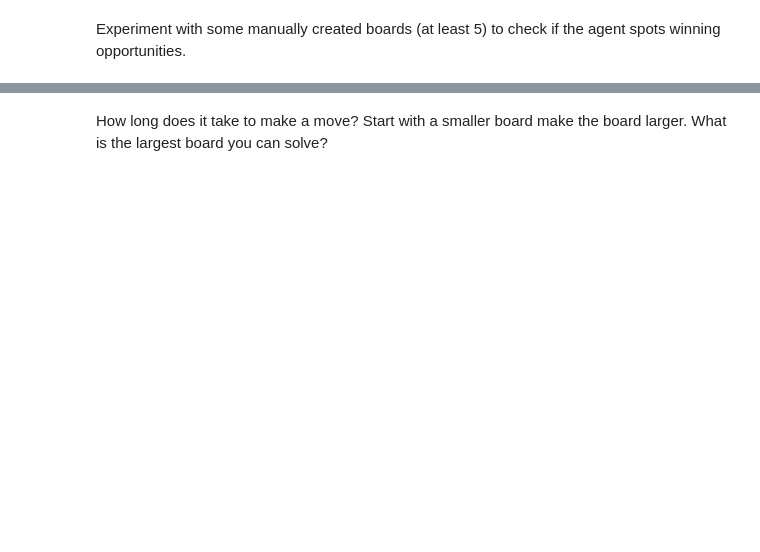
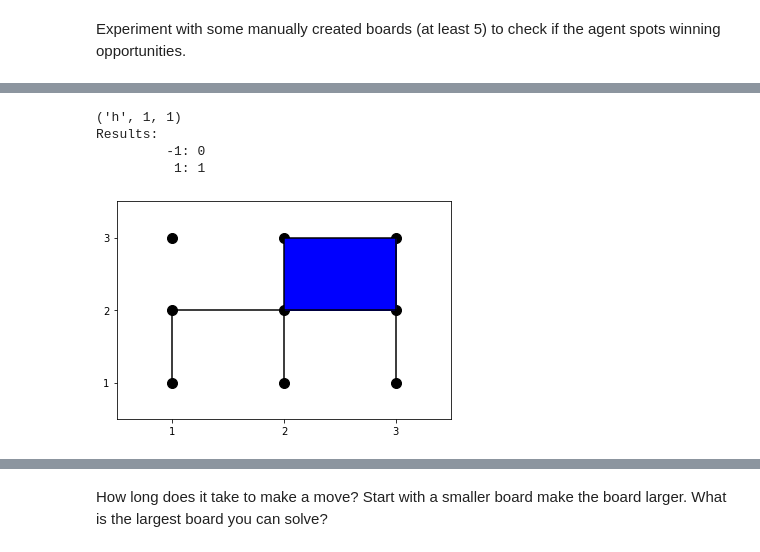
Before and after one commit to diogo-fae/dots-and-boxes, a Jupyter notebook: Attempt2.ipynb, the cells around one changed output, grey strips where cells are left out. Saved outputs shown, nothing was run; the diff lists cells and outputs as text; code cells hidden in the pictures; blank space fills up the shorter version.

Commit message:
Cleaned up cells and organized them. Working on move ordering, first moves, and how to deal with playing again

```diff
--- a/Attempt2.ipynb
+++ b/Attempt2.ipynb
@@ -639,6 +718,6 @@ def min_value(state, player, alpha, beta):
 # %%
 # Attempt at checking if player should play again
-DEBUG = 0
+DEBUG = -1
 DEPTH = 0
 
 def alpha_beta_search(state, player=1):
@@ -647,7 +726,8 @@ def alpha_beta_search(state, player=1):
 
     val, move = max_value(state, player, -np.inf, np.inf)
 
-    return {'move': move, 'value': val}
+    if DEBUG >= 0: return {'move': move, 'value': val}
+    else: return move
 
 def max_value(state, player, alpha, beta, prevAction=None):
     global DEBUG, DEPTH
@@ -661,13 +741,20 @@ def max_value(state, player, alpha, beta, prevAction=None):
     best_move = None
 
     if closed_box(state, prevAction):
-        print_board(state)
+        if DEBUG >= 2: print_board(state)
         v2, action2 = min_value(state, -player, alpha, beta, None)
+        if v2 > v:
+            v = v2
+            best_move = None
+            alpha = max(alpha, v)
+        if v >= beta:
+            return v, best_move
+        alpha = max(alpha, v)
     else:
         for action in actions(state):
-            print_board(state)
+            if DEBUG >= 2: print_board(state)
             v2, action2 = min_value(result(state, player, action), -player, alpha, beta, action)
-            # print('Max: ', v2)
+            if DEBUG >= 1: print('Max: ', v2)
             if v2 > v:
                 v = v2
                 best_move = action
@@ -692,13 +779,20 @@ def min_value(state, player, alpha, beta, prevAction=None):
     best_move = None
 
     if closed_box(state, prevAction):
-        print_board(state)
+        if DEBUG >= 2: print_board(state)
         v2, action2 = max_value(state, -player, alpha, beta, None)
+        if v2 < v:
+                v = v2
+                best_move = None
+                beta = min(beta, v)
+        if v <= alpha:
+            return v, best_move
+        beta = min(beta, v)
     else:
         for action in actions(state):
-            print_board(state)
+            if DEBUG >= 2: print_board(state)
             v2, action2 = max_value(result(state, player, action), -player, alpha, beta, action)
-            # print('Min: ', v2)
+            if DEBUG >= 1: print('Min: ', v2)
             if v2 < v:
                 v = v2
                 best_move = action
@@ -844,0 +820,9 @@ Results:
+# %%
+print(alpha_beta_search(test2))
+print_board(test2)
+# %% [output]
+('h', 1, 1)
+Results:
+         -1: 0
+          1: 1
+[figure, added]
```
Also changed, not shown: parts of 47 cells of this notebook.
